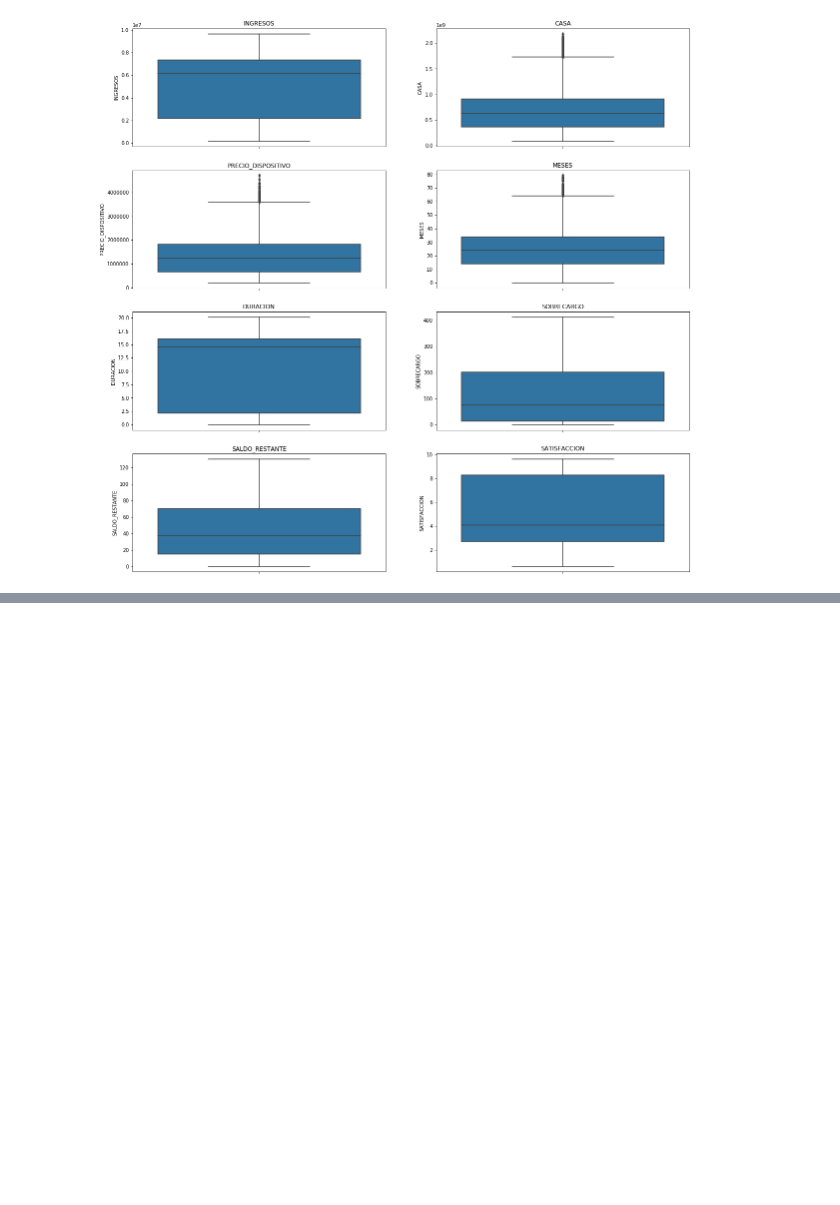
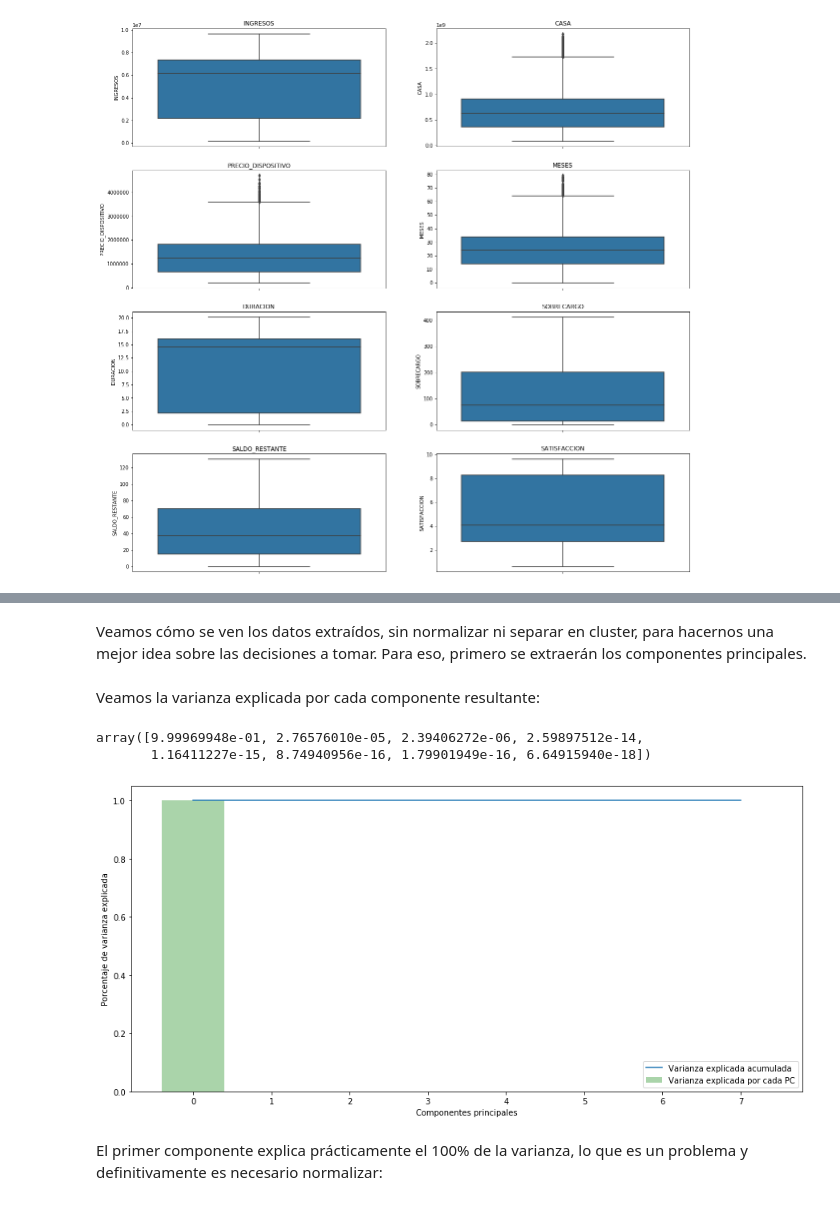
Before and after one commit to nerzhul250/DataAnalyticsProject, a Jupyter notebook: proyectoAnalitica.ipynb, the cells around one changed output, grey strips where cells are left out. Drawn from its saved outputs; the diff is of its cells as text; code cells hidden in the pictures; blank space fills up the shorter version.

```diff
--- a/proyectoAnalitica.ipynb
+++ b/proyectoAnalitica.ipynb
@@ -84,0 +94,4 @@ for var_num in df.columns[1:]:
+# %%
+df_ret = df[df['ESTADO'] == 'RETIRADO']
+df_ret = df_ret.drop('ESTADO', axis=1)
+df_ret
@@ -84,0 +112,26 @@ for var_num in df.columns[1:]:
+# %% [markdown]
+Veamos cómo se ven los datos extraídos, sin normalizar ni separar en cluster, para hacernos una mejor idea sobre las decisiones a tomar. Para eso, primero se extraerán los componentes principales.
+# %%
+pca = PCA()
+df_proyectado = pca.fit_transform(df_ret)
+# %% [markdown]
+Veamos la varianza explicada por cada componente resultante:
+# %%
+var_exp=pca.explained_variance_ratio_ # varianza explicada por cada PC
+cum_var_exp = np.cumsum(var_exp) # varianza acumulada por los primeros n PCs
+var_exp
+# %% [output]
+array([9.99969948e-01, 2.76576010e-05, 2.39406272e-06, 2.59897512e-14,
+       1.16411227e-15, 8.74940956e-16, 1.79901949e-16, 6.64915940e-18])
+# %%
+plt.figure(figsize=(15, 7))
+plt.bar(range(len(var_exp)), var_exp, alpha=0.3333, align='center', label='Varianza explicada por cada PC', color = 'g')
+plt.step(range(len(cum_var_exp)), cum_var_exp, where='mid',label='Varianza explicada acumulada')
+plt.ylabel('Porcentaje de varianza explicada')
+plt.xlabel('Componentes principales')
+plt.legend(loc='best')
+plt.show()
+# %% [output]
+[figure, added]
+# %% [markdown]
+El primer componente explica prácticamente el 100% de la varianza, lo que es un problema y definitivamente es necesario normalizar:
```
Also changed, not shown: parts of 14 cells of this notebook, 1 other file.
